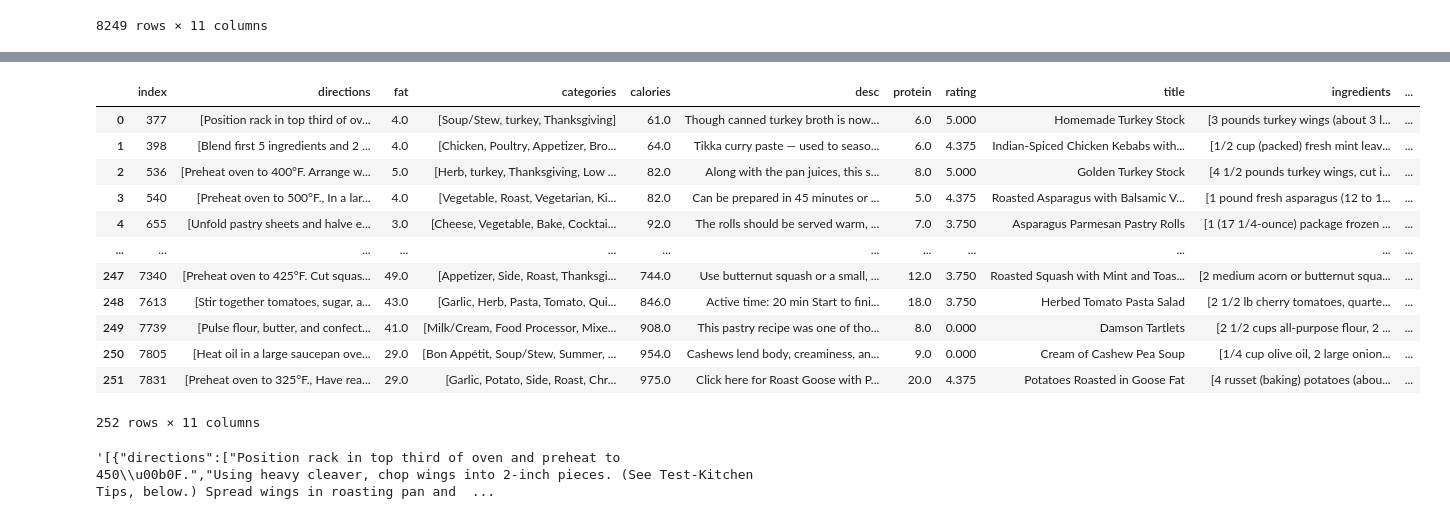
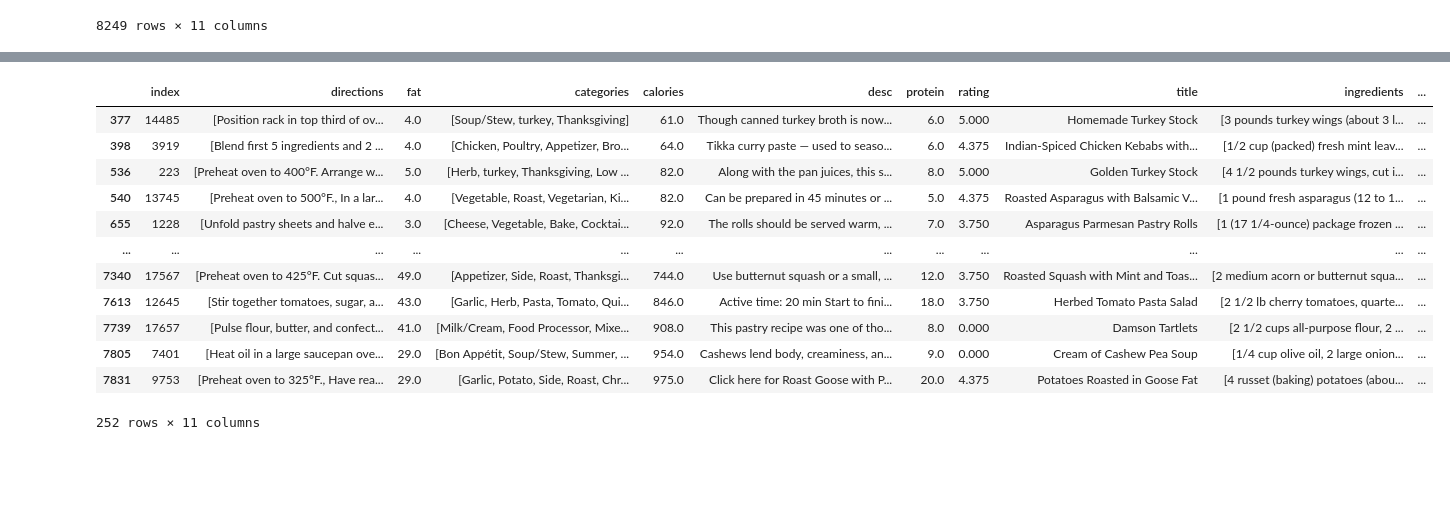
Before and after one commit to nicholasosaka/RecipeFinder, a Jupyter notebook: experimentation/Epicurious Dataset manipulations.ipynb, the cells around one changed output, grey strips where cells are left out. Drawn from its saved outputs; the diff is of its cells as text; code cells hidden in the pictures; blank space fills up the shorter version.

```diff
--- a/experimentation/Epicurious Dataset manipulations.ipynb
+++ b/experimentation/Epicurious Dataset manipulations.ipynb
@@ -98,25 +96,23 @@ recipes
 results = recipes.to_json(r'../datasets/recipes.json', orient='records')
 # %%
 smaller_set = recipes.query('calories >= 50 & calories <= 1000').query('fat < 50').query('sodium < 50').query('protein > 4 & protein < 30')
-# %%
-smaller_set.sort_values(by='calories').reset_index()
-# %% [output]
-|  | index | directions | fat | categories | calories | desc | protein | rating | title | ingredients | ... |
-| 0 | 377 | [Position rack in top third of ov... | 4.0 | [Soup/Stew, turkey, Thanksgiving] | 61.0 | Though canned turkey broth is now... | 6.0 | 5.000 | Homemade Turkey Stock | [3 pounds turkey wings (about 3 l... | ... |
-| 1 | 398 | [Blend first 5 ingredients and 2 ... | 4.0 | [Chicken, Poultry, Appetizer, Bro... | 64.0 | Tikka curry paste — used to seaso... | 6.0 | 4.375 | Indian-Spiced Chicken Kebabs with... | [1/2 cup (packed) fresh mint leav... | ... |
-| 2 | 536 | [Preheat oven to 400°F. Arrange w... | 5.0 | [Herb, turkey, Thanksgiving, Low ... | 82.0 | Along with the pan juices, this s... | 8.0 | 5.000 | Golden Turkey Stock | [4 1/2 pounds turkey wings, cut i... | ... |
-| 3 | 540 | [Preheat oven to 500°F., In a lar... | 4.0 | [Vegetable, Roast, Vegetarian, Ki... | 82.0 | Can be prepared in 45 minutes or ... | 5.0 | 4.375 | Roasted Asparagus with Balsamic V... | [1 pound fresh asparagus (12 to 1... | ... |
-| 4 | 655 | [Unfold pastry sheets and halve e... | 3.0 | [Cheese, Vegetable, Bake, Cocktai... | 92.0 | The rolls should be served warm, ... | 7.0 | 3.750 | Asparagus Parmesan Pastry Rolls | [1 (17 1/4-ounce) package frozen ... | ... |
-| ... | ... | ... | ... | ... | ... | ... | ... | ... | ... | ... | ... |
-| 247 | 7340 | [Preheat oven to 425°F. Cut squas... | 49.0 | [Appetizer, Side, Roast, Thanksgi... | 744.0 | Use butternut squash or a small, ... | 12.0 | 3.750 | Roasted Squash with Mint and Toas... | [2 medium acorn or butternut squa... | ... |
-| 248 | 7613 | [Stir together tomatoes, sugar, a... | 43.0 | [Garlic, Herb, Pasta, Tomato, Qui... | 846.0 | Active time: 20 min Start to fini... | 18.0 | 3.750 | Herbed Tomato Pasta Salad | [2 1/2 lb cherry tomatoes, quarte... | ... |
-| 249 | 7739 | [Pulse flour, butter, and confect... | 41.0 | [Milk/Cream, Food Processor, Mixe... | 908.0 | This pastry recipe was one of tho... | 8.0 | 0.000 | Damson Tartlets | [2 1/2 cups all-purpose flour, 2 ... | ... |
-| 250 | 7805 | [Heat oil in a large saucepan ove... | 29.0 | [Bon Appétit, Soup/Stew, Summer, ... | 954.0 | Cashews lend body, creaminess, an... | 9.0 | 0.000 | Cream of Cashew Pea Soup | [1/4 cup olive oil, 2 large onion... | ... |
-| 251 | 7831 | [Preheat oven to 325°F., Have rea... | 29.0 | [Garlic, Potato, Side, Roast, Chr... | 975.0 | Click here for Roast Goose with P... | 20.0 | 4.375 | Potatoes Roasted in Goose Fat | [4 russet (baking) potatoes (abou... | ... |
-252 rows × 11 columns
+# %%
+smaller_set = smaller_set.drop_duplicates(subset="index").drop_duplicates(subset='title')
+# %%
+smaller_set
+# %% [output]
+|  | index | directions | fat | categories | calories | desc | protein | rating | title | ingredients | ... |
+| 377 | 14485 | [Position rack in top third of ov... | 4.0 | [Soup/Stew, turkey, Thanksgiving] | 61.0 | Though canned turkey broth is now... | 6.0 | 5.000 | Homemade Turkey Stock | [3 pounds turkey wings (about 3 l... | ... |
+| 398 | 3919 | [Blend first 5 ingredients and 2 ... | 4.0 | [Chicken, Poultry, Appetizer, Bro... | 64.0 | Tikka curry paste — used to seaso... | 6.0 | 4.375 | Indian-Spiced Chicken Kebabs with... | [1/2 cup (packed) fresh mint leav... | ... |
+| 536 | 223 | [Preheat oven to 400°F. Arrange w... | 5.0 | [Herb, turkey, Thanksgiving, Low ... | 82.0 | Along with the pan juices, this s... | 8.0 | 5.000 | Golden Turkey Stock | [4 1/2 pounds turkey wings, cut i... | ... |
+| 540 | 13745 | [Preheat oven to 500°F., In a lar... | 4.0 | [Vegetable, Roast, Vegetarian, Ki... | 82.0 | Can be prepared in 45 minutes or ... | 5.0 | 4.375 | Roasted Asparagus with Balsamic V... | [1 pound fresh asparagus (12 to 1... | ... |
+| 655 | 1228 | [Unfold pastry sheets and halve e... | 3.0 | [Cheese, Vegetable, Bake, Cocktai... | 92.0 | The rolls should be served warm, ... | 7.0 | 3.750 | Asparagus Parmesan Pastry Rolls | [1 (17 1/4-ounce) package frozen ... | ... |
+| ... | ... | ... | ... | ... | ... | ... | ... | ... | ... | ... | ... |
+| 7340 | 17567 | [Preheat oven to 425°F. Cut squas... | 49.0 | [Appetizer, Side, Roast, Thanksgi... | 744.0 | Use butternut squash or a small, ... | 12.0 | 3.750 | Roasted Squash with Mint and Toas... | [2 medium acorn or butternut squa... | ... |
+| 7613 | 12645 | [Stir together tomatoes, sugar, a... | 43.0 | [Garlic, Herb, Pasta, Tomato, Qui... | 846.0 | Active time: 20 min Start to fini... | 18.0 | 3.750 | Herbed Tomato Pasta Salad | [2 1/2 lb cherry tomatoes, quarte... | ... |
+| 7739 | 17657 | [Pulse flour, butter, and confect... | 41.0 | [Milk/Cream, Food Processor, Mixe... | 908.0 | This pastry recipe was one of tho... | 8.0 | 0.000 | Damson Tartlets | [2 1/2 cups all-purpose flour, 2 ... | ... |
+| 7805 | 7401 | [Heat oil in a large saucepan ove... | 29.0 | [Bon Appétit, Soup/Stew, Summer, ... | 954.0 | Cashews lend body, creaminess, an... | 9.0 | 0.000 | Cream of Cashew Pea Soup | [1/4 cup olive oil, 2 large onion... | ... |
+| 7831 | 9753 | [Preheat oven to 325°F., Have rea... | 29.0 | [Garlic, Potato, Side, Roast, Chr... | 975.0 | Click here for Roast Goose with P... | 20.0 | 4.375 | Potatoes Roasted in Goose Fat | [4 russet (baking) potatoes (abou... | ... |
+252 rows × 11 columns
 # %%
 smaller_set.to_json(r'../datasets/clean_recipes_smaller.json',orient='records')
-# %%
-smaller_set.to_json(orient='records')
-# %% [output]
-'[{"directions":["Position rack in top third of oven and preheat to 450\\u00b0F.","Using heavy cleaver, chop wings into 2-inch pieces. (See Test-Kitchen Tips, below.) Spread wings in roasting pan and  ...
```
Also changed, not shown: parts of 4 cells of this notebook, 4 other files.
